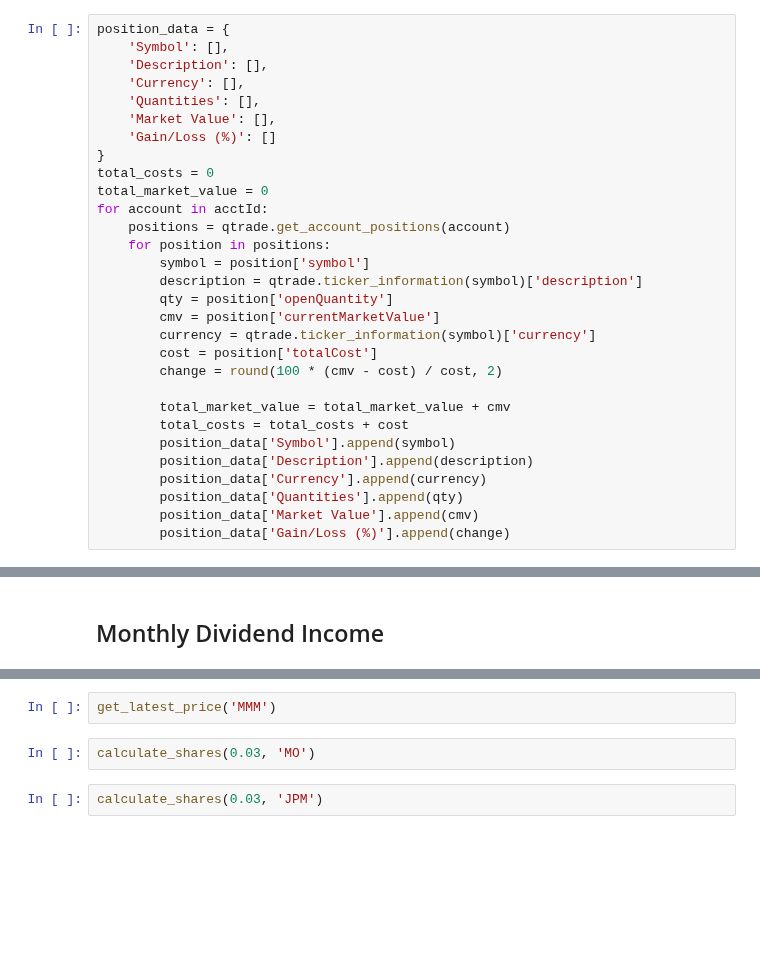
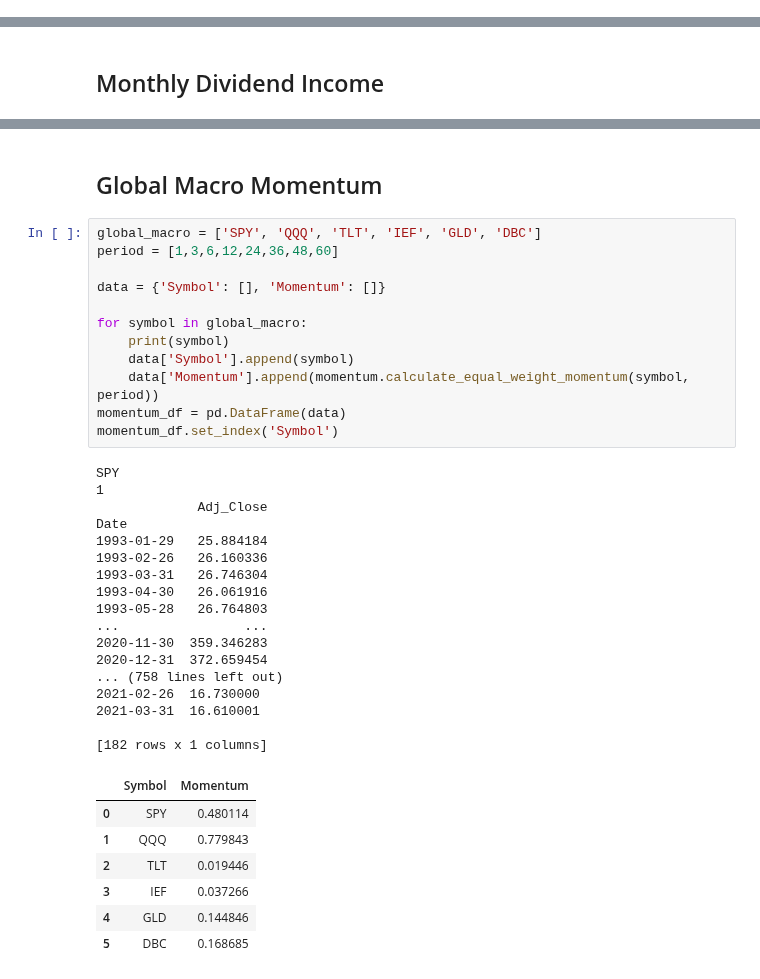
Before and after one commit to eshinhw/quant-portfolio-visualizer, a Jupyter notebook: Questrade Portfolio Manager.ipynb, the cells around one changed output, grey strips where cells are left out. Cells and saved outputs as stored; diff of their text form; blank space fills up the shorter version.

```diff
--- a/Questrade Portfolio Manager.ipynb
+++ b/Questrade Portfolio Manager.ipynb
@@ -32,30 +29,0 @@ balance
-# %%
-position_data = {
-    'Symbol': [],
-    'Description': [],
-    'Currency': [],
-    'Quantities': [],
-    'Market Value': [],
-    'Gain/Loss (%)': []
-}
-total_costs = 0
-total_market_value = 0
-for account in acctId:
-    positions = qtrade.get_account_positions(account)
-    for position in positions:
-        symbol = position['symbol']
-        description = qtrade.ticker_information(symbol)['description']
-        qty = position['openQuantity']
-        cmv = position['currentMarketValue']
-        currency = qtrade.ticker_information(symbol)['currency']
-        cost = position['totalCost']
-        change = round(100 * (cmv - cost) / cost, 2)
-
-        total_market_value = total_market_value + cmv
-        total_costs = total_costs + cost
-        position_data['Symbol'].append(symbol)
-        position_data['Description'].append(description)
-        position_data['Currency'].append(currency)
-        position_data['Quantities'].append(qty)
-        position_data['Market Value'].append(cmv)
-        position_data['Gain/Loss (%)'].append(change)
@@ -205,6 +70,39 @@ def calculate_shares(portion: float, symbol: str):
-# %%
-get_latest_price('MMM')
-# %%
-calculate_shares(0.03, 'MO')
-# %%
-calculate_shares(0.03, 'JPM')
+# %% [markdown]
+## Global Macro Momentum
+# %%
+global_macro = ['SPY', 'QQQ', 'TLT', 'IEF', 'GLD', 'DBC']
+period = [1,3,6,12,24,36,48,60]
+
+data = {'Symbol': [], 'Momentum': []}
+
+for symbol in global_macro:
+    print(symbol)
+    data['Symbol'].append(symbol)
+    data['Momentum'].append(momentum.calculate_equal_weight_momentum(symbol, period))
+momentum_df = pd.DataFrame(data)
+momentum_df.set_index('Symbol')
+# %% [output]
+SPY
+1
+             Adj_Close
+Date
+1993-01-29   25.884184
+1993-02-26   26.160336
+1993-03-31   26.746304
+1993-04-30   26.061916
+1993-05-28   26.764803
+...                ...
+2020-11-30  359.346283
+2020-12-31  372.659454
+... (758 lines left out)
+2021-02-26  16.730000
+2021-03-31  16.610001
+
+[182 rows x 1 columns]
+|  | Symbol | Momentum |
+| 0 | SPY | 0.480114 |
+| 1 | QQQ | 0.779843 |
+| 2 | TLT | 0.019446 |
+| 3 | IEF | 0.037266 |
+| 4 | GLD | 0.144846 |
+| 5 | DBC | 0.168685 |
```
Also changed, not shown: parts of 30 cells of this notebook, 5 other files.
